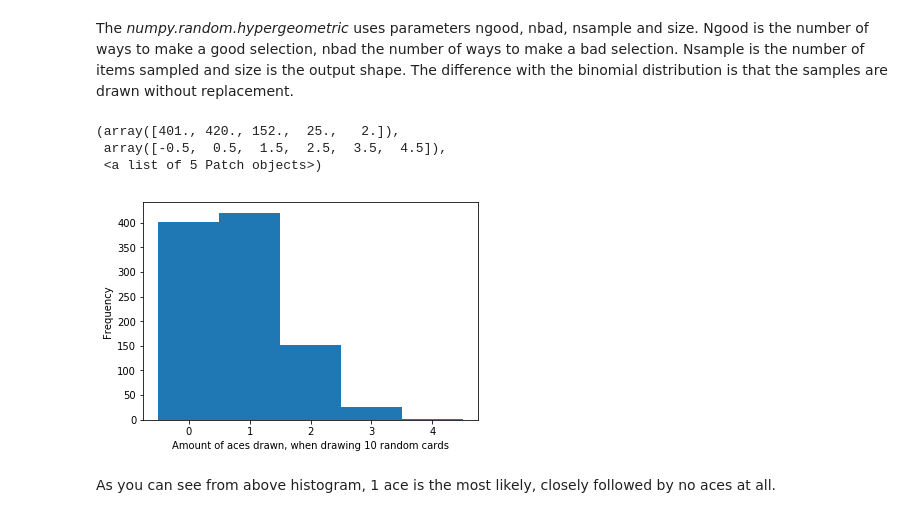
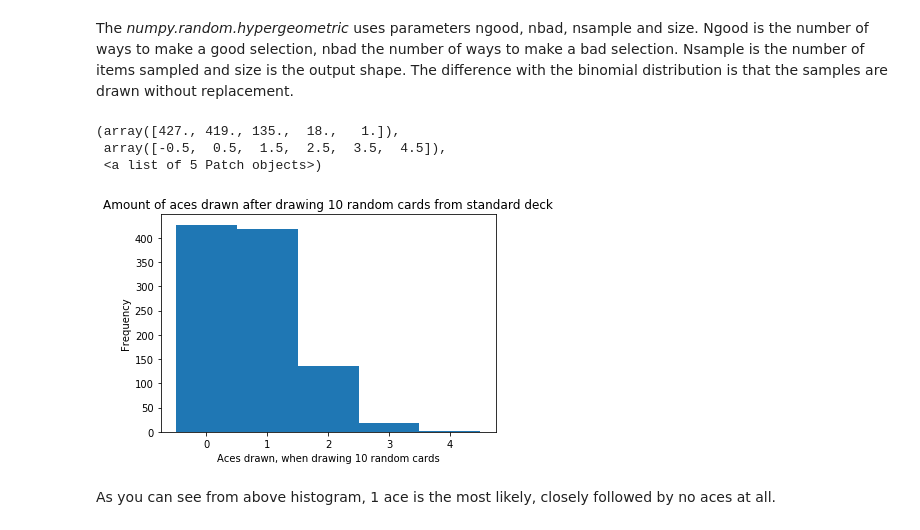
Before and after one commit to Ardvb/Numpy-random, a Jupyter notebook: Numpy-random.ipynb, the cells around one changed output. Drawn from its saved outputs; the diff is of its cells as text; code cells hidden in the pictures.

```diff
--- a/Numpy-random.ipynb
+++ b/Numpy-random.ipynb
@@ -300,17 +304,18 @@ The <em>numpy.random.hypergeometric</em> uses parameters ngood, nbad, nsample an
 # %%
 # https://docs.scipy.org/doc/numpy-1.14.1/reference/generated/numpy.random.hypergeometric.html#numpy.random.hypergeometric
 # I am going to draw 10 cards from a standard deck, and want to know how often I am going to draw 0 aces, how often 1 ace etc.
 aces = np.random.hypergeometric(4,48,10, 1000) # ngood = 4 (all aces), nbad(all other cards)= 48, I am going to draw 10 cards, and use a 1000 samples.
 
-plt.xlabel("Amount of aces drawn, when drawing 10 random cards") # Give x-axis a title
+plt.xlabel("Aces drawn, when drawing 10 random cards") # Give x-axis a title
 plt.ylabel("Frequency") # give y-axis a title
+plt.title("Amount of aces drawn after drawing 10 random cards from standard deck")
 bins = np.arange(0, aces.max() + 1.5) - 0.5 # Center bins on integers
 plt.hist (aces, bins) # plot the histogram
 # %% [output]
-(array([401., 420., 152.,  25.,   2.]),
+(array([427., 419., 135.,  18.,   1.]),
  array([-0.5,  0.5,  1.5,  2.5,  3.5,  4.5]),
  <a list of 5 Patch objects>)
-[figure, old version]
+[figure, new version]
 # %% [markdown]
 As you can see from above histogram, 1 ace is the most likely, closely followed by no aces at all.
 # %%
```
Also changed, not shown: parts of 31 cells of this notebook.
